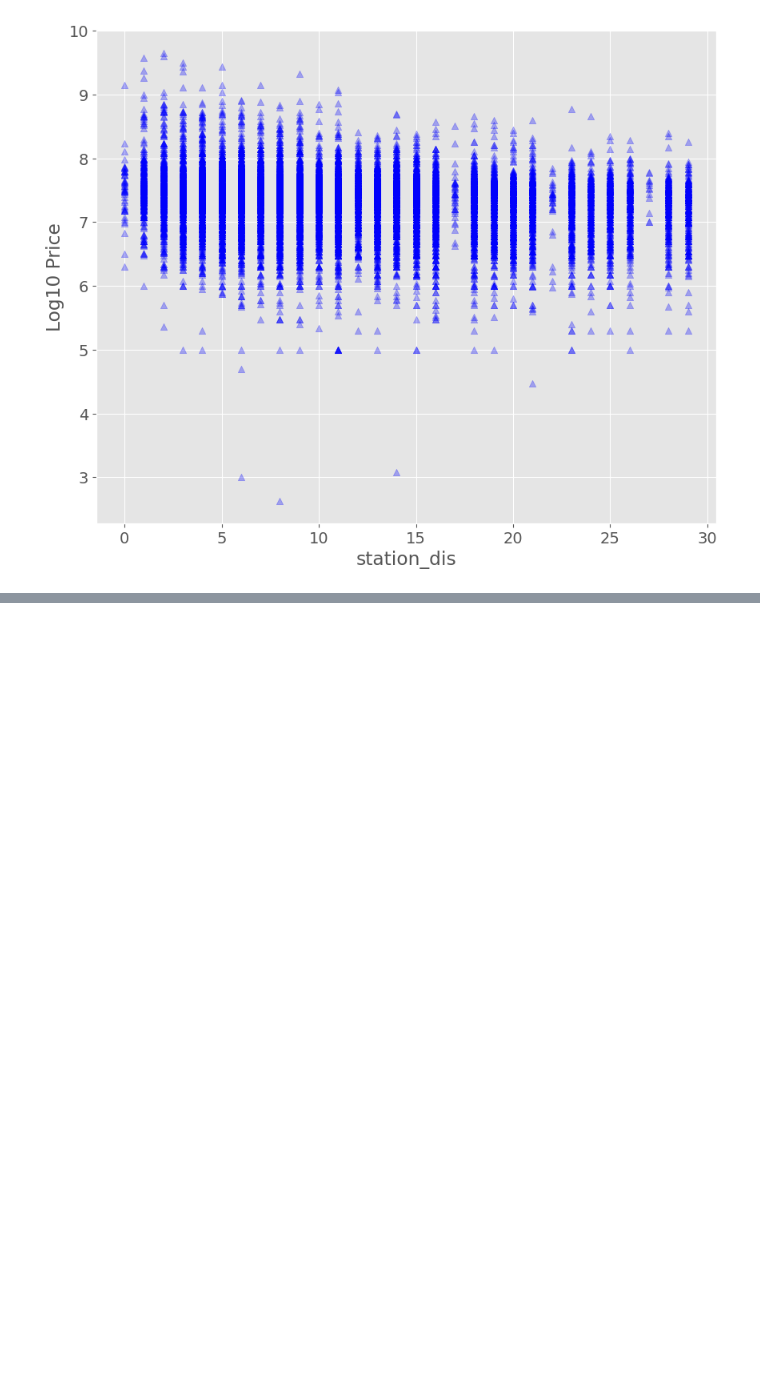
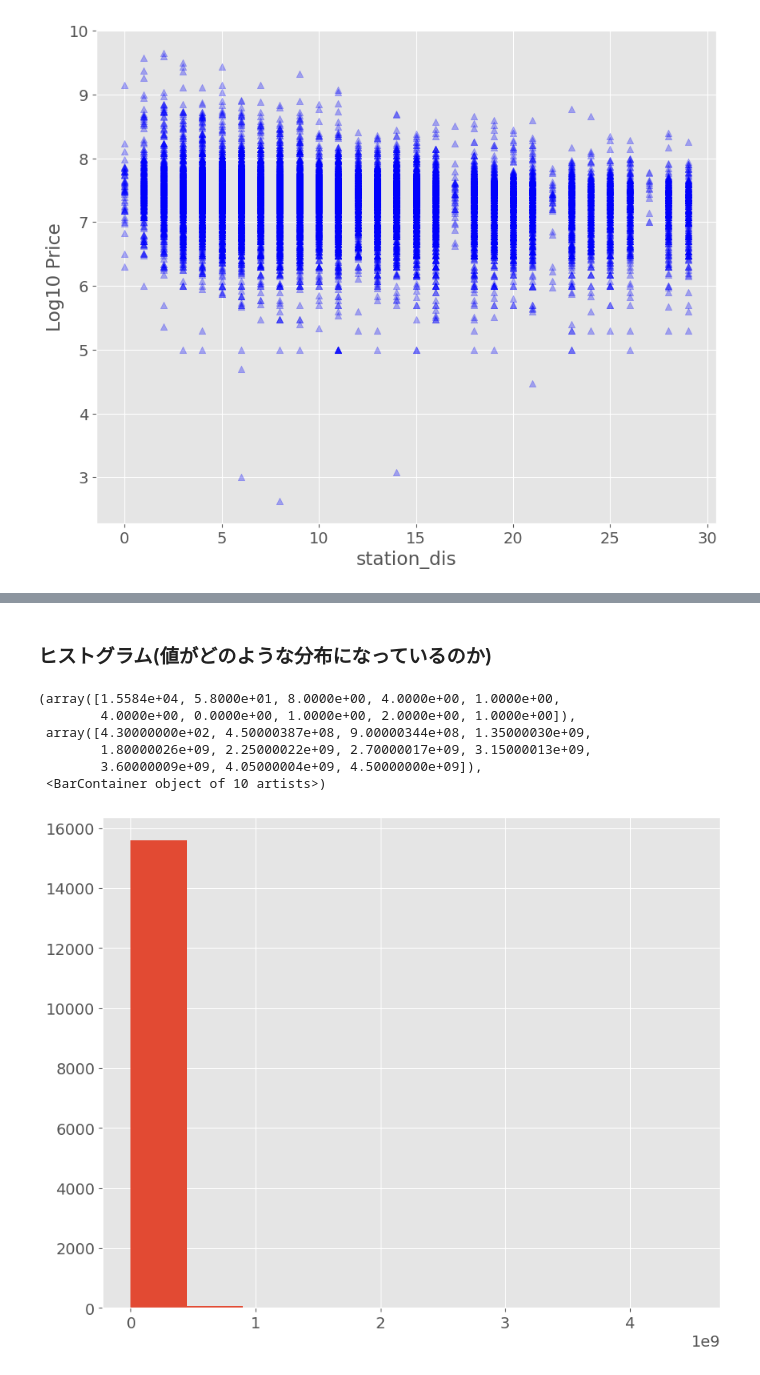
Before and after one commit to dumbled0re/EDA, a Jupyter notebook: 04_visualization/29-36_data_preprocessing_in_matplotlib.ipynb, the cells around one changed output, grey strips where cells are left out. Drawn from its saved outputs; the diff is of its cells as text; code cells hidden in the pictures; blank space fills up the shorter version.

```diff
--- a/04_visualization/29-36_data_preprocessing_in_matplotlib.ipynb
+++ b/04_visualization/29-36_data_preprocessing_in_matplotlib.ipynb
@@ -195,0 +271,12 @@ Text(0, 0.5, 'Log10 Price')
+# %% [markdown]
+### ヒストグラム(値がどのような分布になっているのか)
+# %%
+plt.hist(df['price'])
+# %% [output]
+(array([1.5584e+04, 5.8000e+01, 8.0000e+00, 4.0000e+00, 1.0000e+00,
+        4.0000e+00, 0.0000e+00, 1.0000e+00, 2.0000e+00, 1.0000e+00]),
+ array([4.30000000e+02, 4.50000387e+08, 9.00000344e+08, 1.35000030e+09,
+        1.80000026e+09, 2.25000022e+09, 2.70000017e+09, 3.15000013e+09,
+        3.60000009e+09, 4.05000004e+09, 4.50000000e+09]),
+ <BarContainer object of 10 artists>)
+[figure, added]
```
Also changed, not shown: parts of 13 cells of this notebook.
